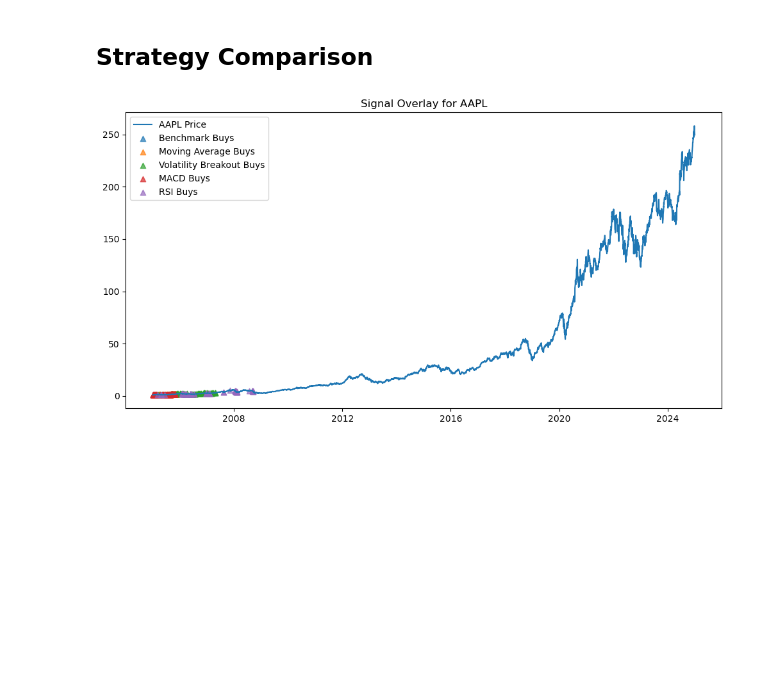
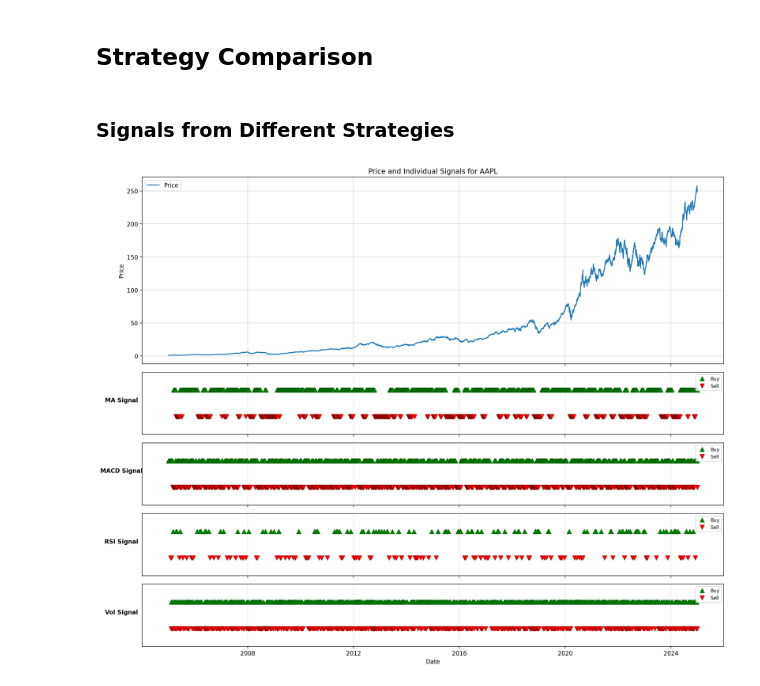
Before and after one commit to scfengv/FINM32500HW2, a Jupyter notebook: StrategyComparison.ipynb, the cells around one changed output. Saved outputs shown, nothing was run; the diff lists cells and outputs as text; code cells hidden in the pictures; blank space fills up the shorter version.

```diff
--- a/StrategyComparison.ipynb
+++ b/StrategyComparison.ipynb
@@ -24,17 +18,0 @@ strategies = {
-# %%
-# Signal overlay on price chart (default ticker=AAPL; feel free to change to other ones, though)
-ticker = "AAPL"
-plt.figure(figsize=(12,6))
-plt.plot(prices[ticker], label=f"{ticker} Price")
-
-for name, res in strategies.items():
-    mask = res.positions[ticker].diff().fillna(res.positions[ticker]).gt(0)
-    plt.scatter(prices.index[mask],
-                prices[ticker][mask],
-                marker='^', alpha=0.7, label=f'{name} Buys')
-
-plt.title(f'Signal Overlay for {ticker}')
-plt.legend()
-plt.show()
-# %% [output]
-[figure, removed]
@@ -41,2 +37,57 @@ plt.show()
+# %% [markdown]
+### Signals from Different Strategies
+# %%
+# Signal Overlap Plot
+ticker = "AAPL"
+fig, axes = plt.subplots(5, 1, figsize = (15, 12), sharex = True,
+                         gridspec_kw = {'height_ratios': [3, 1, 1, 1, 1]})
+
+# --- Plot 1: Price ---
+axes[0].plot(prices.index, prices[ticker], label = 'Price', linewidth=1.5)
+axes[0].set_title(f'Price and Individual Signals for {ticker}')
+axes[0].set_ylabel('Price')
+axes[0].grid(True, alpha = 0.5)
+axes[0].legend()
+
+# --- Plots 2-5: Individual Signals ---
+for ax, (name, params) in zip(axes[1:], strategies.items()):
+    signals_df = params['result'].signals
+
+    # Filter for buy signals (signal == 1)
+    buy_signals = signals_df[signals_df[ticker] == 1].index
+    # Filter for sell signals (signal == -1)
+    sell_signals = signals_df[signals_df[ticker] == -1].index
+
+    # Plot buy signals as upward triangles
+    ax.plot(buy_signals, [1] * len(buy_signals),
+            marker = '^',
+            color = 'green',
+            linestyle = 'None',
+            markersize = 8,
+            label = 'Buy',
+            markeredgecolor = 'darkgreen',
+            markeredgewidth = 0.5)
+
+    # Plot sell signals as downward triangles
+    ax.plot(sell_signals, [0.7] * len(sell_signals),
+            marker = 'v',
+            color = 'red',
+            linestyle = 'None',
+            markersize = 8,
+            label = 'Sell',
+            markeredgecolor = 'darkred',
+            markeredgewidth = 0.5)
+
+    ax.set_ylabel(name, rotation = 0, labelpad = 35, fontweight='bold')
+    ax.grid(True, alpha = 0.3)
+    ax.get_yaxis().set_ticks([])
+    ax.set_ylim(0.5, 1.2)
+    ax.legend(loc='upper right', fontsize=8)
+
+plt.xlabel('Date')
+plt.tight_layout()
+plt.show()
+# %% [output]
+[figure, added]
 # %%
 # Holdings over time
```
Also changed, not shown: parts of 9 cells of this notebook, 10 other files.
